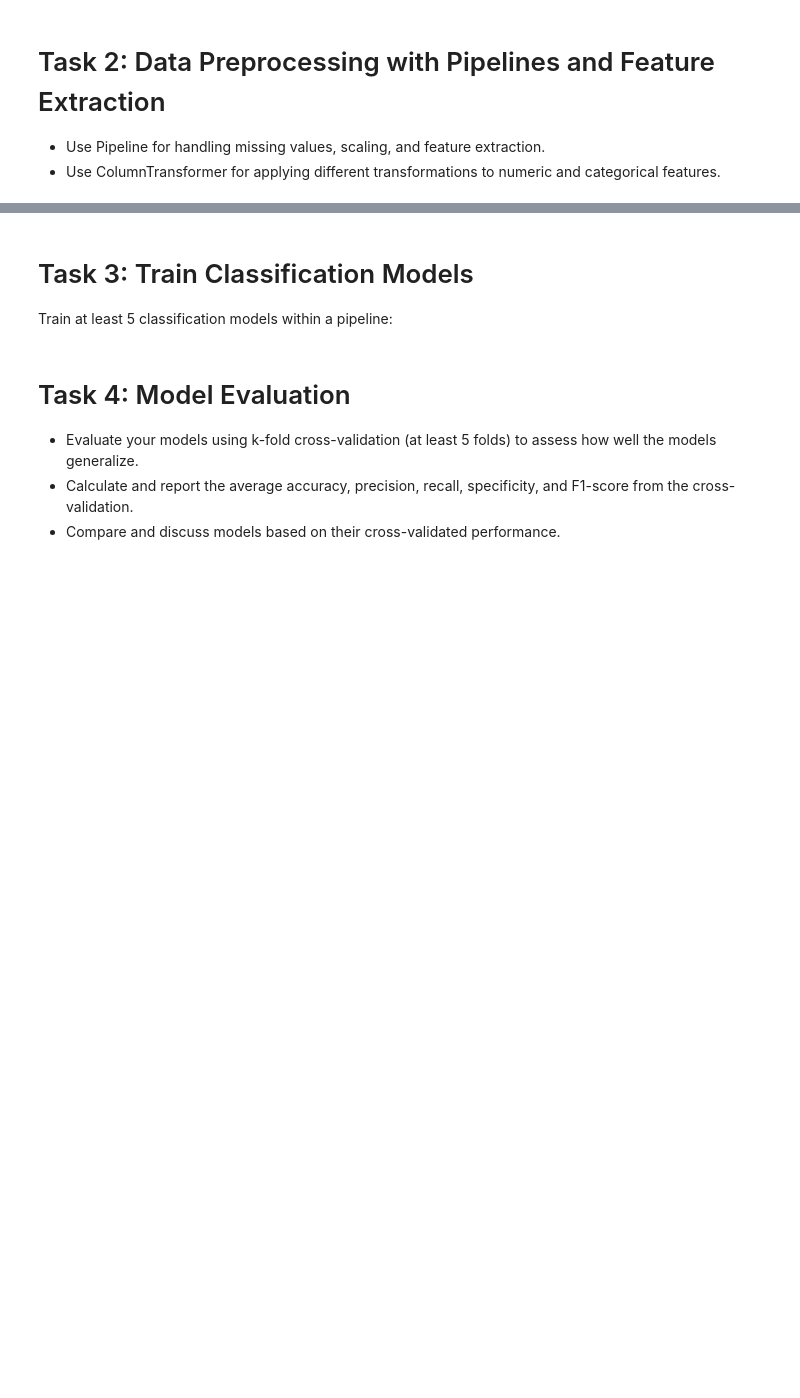
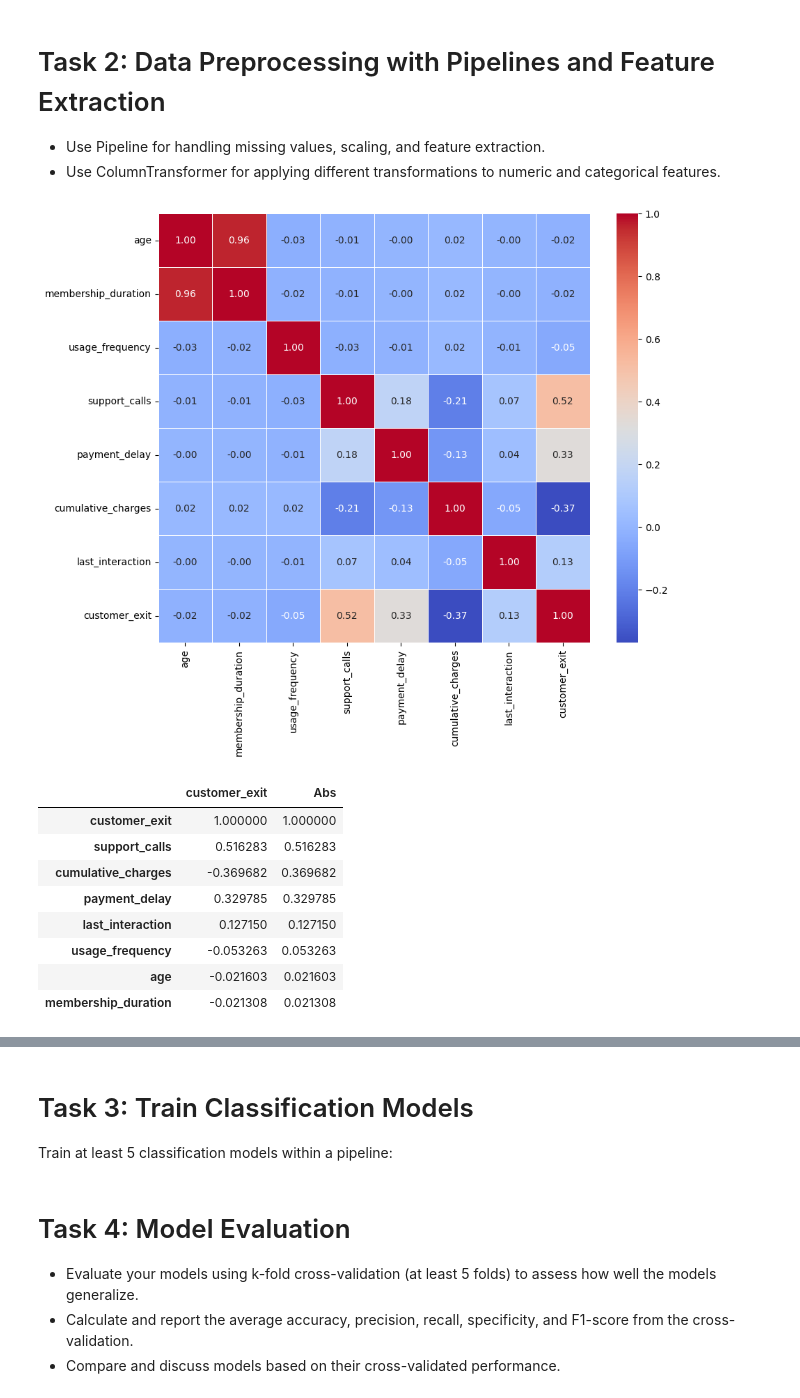
Before and after one commit to Abel-Lagonell/Machine_Learning, a Jupyter notebook: Project_2_Classification_Models.ipynb, the cells around one changed output, grey strips where cells are left out. Cells and saved outputs as stored; diff of their text form; code cells hidden in the pictures; blank space fills up the shorter version.

```diff
--- a/Project_2_Classification_Models.ipynb
+++ b/Project_2_Classification_Models.ipynb
@@ -35,0 +172,21 @@ Please save your Google Colab project as FirstName_LastName_Project2.ipynb and s
+# %%
+plt.figure(figsize=(10,8))
+corr_matrix = df.select_dtypes(include = ['float64', 'int64']).corr()
+sns.heatmap(corr_matrix, annot=True, cmap='coolwarm', fmt='.2f', linewidth=0.5)
+plt.show()
+
+estimated_corr = pd.DataFrame(corr_matrix[-1:]).T
+estimated_corr["Abs"] = estimated_corr["customer_exit"].abs()
+estimated_corr = estimated_corr.sort_values(by="Abs", ascending=False)
+estimated_corr
+# %% [output]
+[figure, added]
+|  | customer_exit | Abs |
+| customer_exit | 1.000000 | 1.000000 |
+| support_calls | 0.516283 | 0.516283 |
+| cumulative_charges | -0.369682 | 0.369682 |
+| payment_delay | 0.329785 | 0.329785 |
+| last_interaction | 0.127150 | 0.127150 |
+| usage_frequency | -0.053263 | 0.053263 |
+| age | -0.021603 | 0.021603 |
+| membership_duration | -0.021308 | 0.021308 |
```
Also changed, not shown: parts of 12 cells of this notebook, 2 other files.
